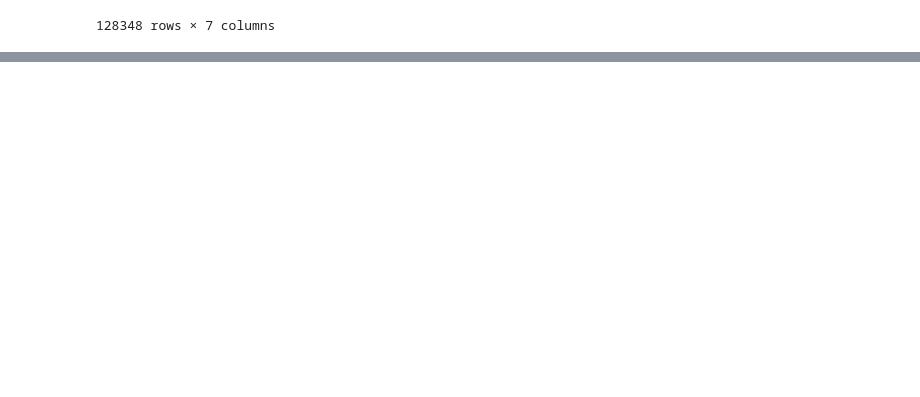
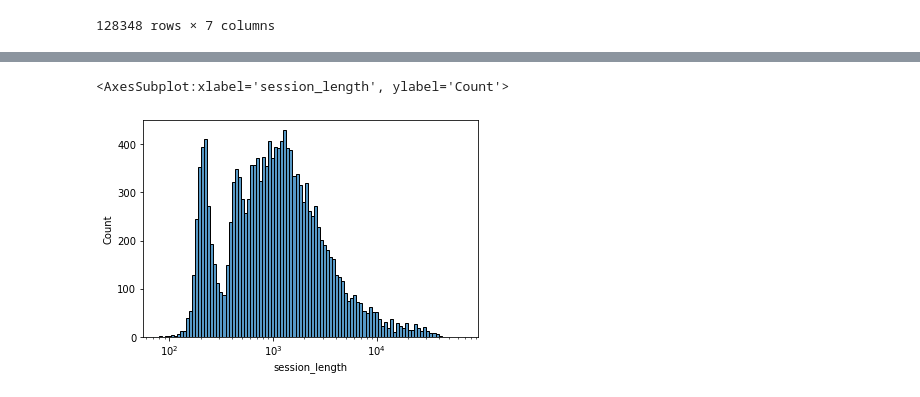
Before and after one commit to cesaregarza/DataPlayground, a Jupyter notebook: last_fm/last_fm.ipynb, the cells around one changed output, grey strips where cells are left out. Cells and saved outputs as stored; diff of their text form; code cells hidden in the pictures; blank space fills up the shorter version.

```diff
--- a/last_fm/last_fm.ipynb
+++ b/last_fm/last_fm.ipynb
@@ -189,0 +891,5 @@ df
+# %%
+sns.histplot(listen_group_df['session_length'], bins=100, log_scale=True)
+# %% [output]
+<AxesSubplot:xlabel='session_length', ylabel='Count'>
+[figure, added]
```
Also changed, not shown: parts of 112 cells of this notebook, 3 other files.
